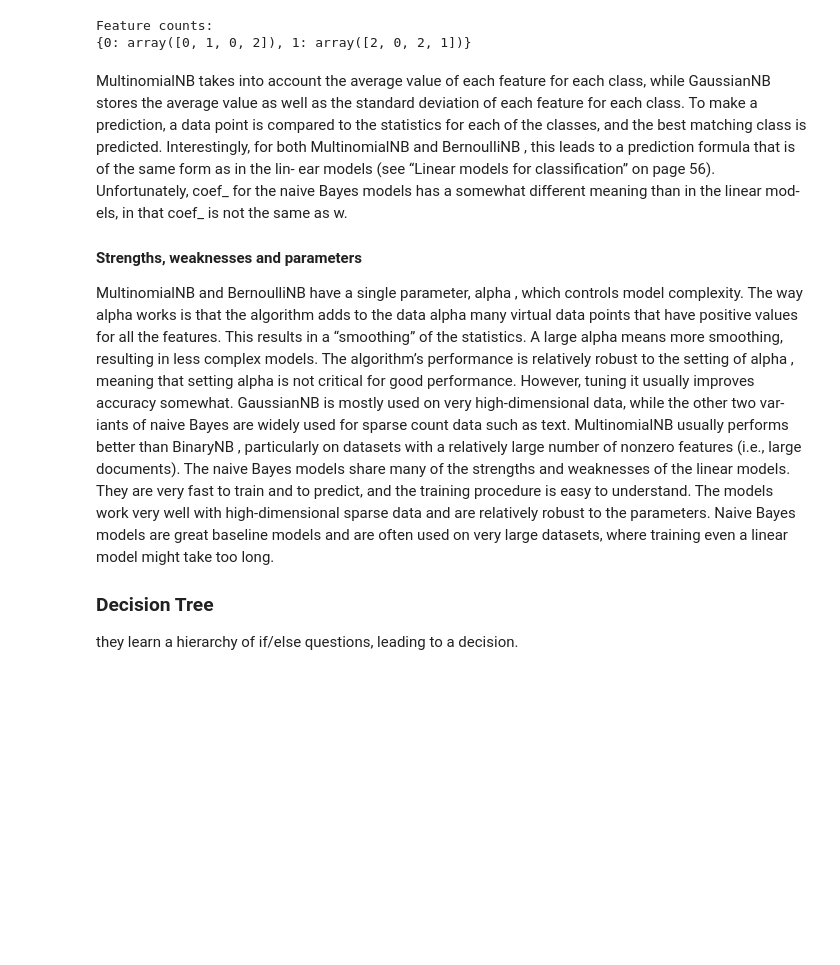
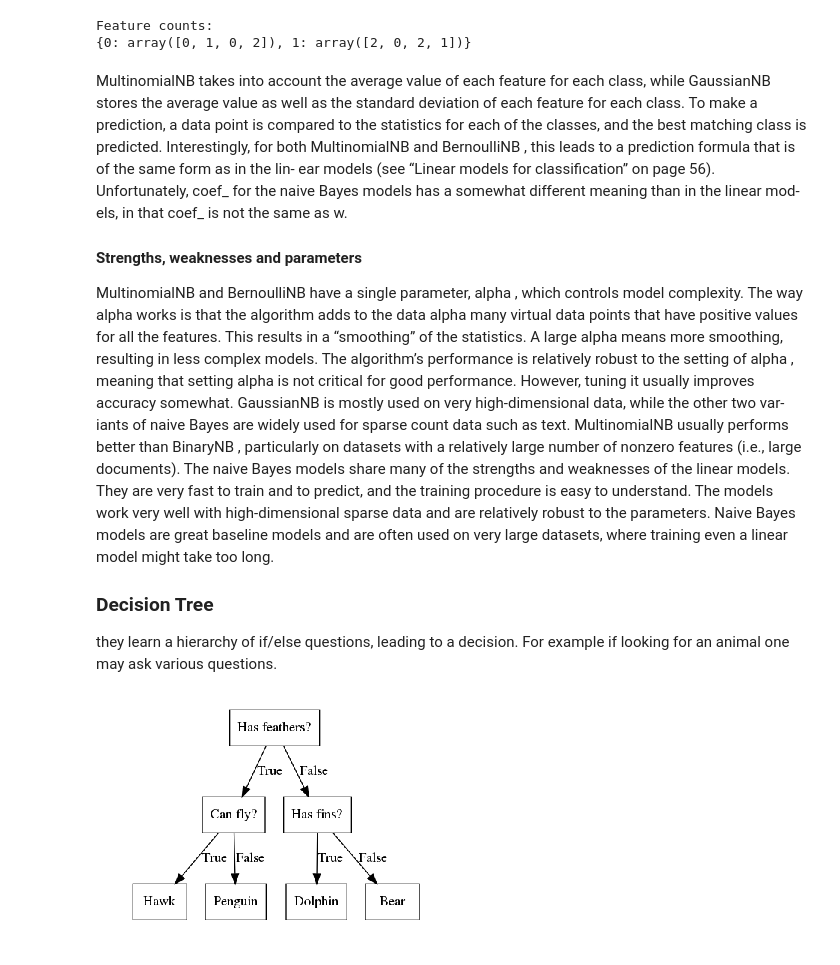
Before and after one commit to muokicaleb/Book_tutorials, a Jupyter notebook: Introduction_to_machine_learning_with_python_Andreas_C_Muller_Sarah_Guido/2_Supervised_Learning.ipynb, the cells around one changed output. Saved outputs shown, nothing was run; the diff lists cells and outputs as text; code cells hidden in the pictures; blank space fills up the shorter version.

Commit message:
decision trees

```diff
--- a/Introduction_to_machine_learning_with_python_Andreas_C_Muller_Sarah_Guido/2_Supervised_Learning.ipynb
+++ b/Introduction_to_machine_learning_with_python_Andreas_C_Muller_Sarah_Guido/2_Supervised_Learning.ipynb
@@ -594,4 +594,8 @@ MultinomialNB and BernoulliNB have a single parameter, alpha , which controls mo
 
 
 ### Decision Tree
-they learn a hierarchy of if/else questions, leading to a decision.
+they learn a hierarchy of if/else questions, leading to a decision. For example if looking for an animal one may ask various questions.
+# %%
+mglearn.plots.plot_animal_tree()
+# %% [output]
+[figure, added]
```
Also changed, not shown: parts of 9 cells of this notebook, 3 other files.
